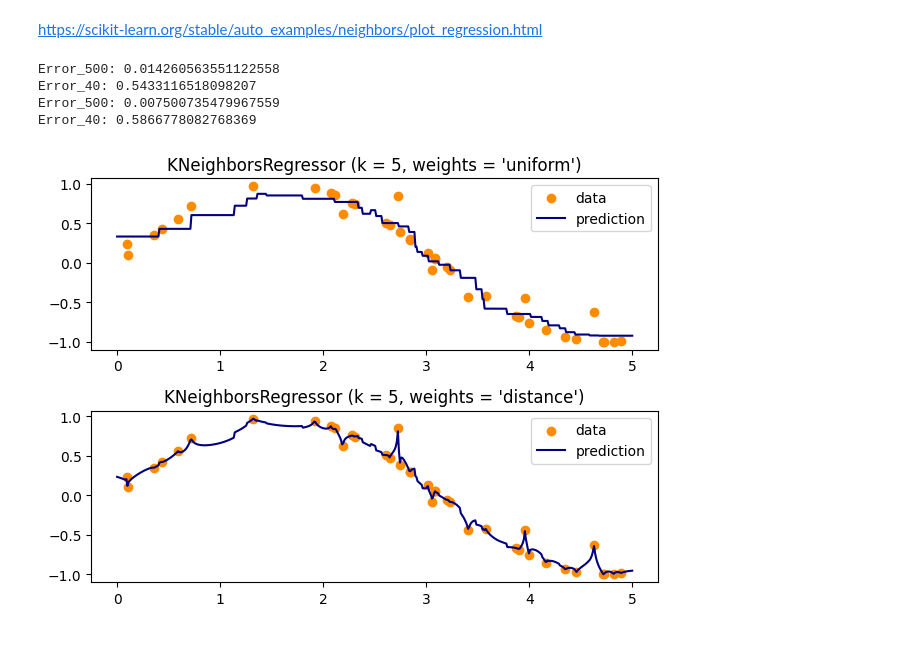
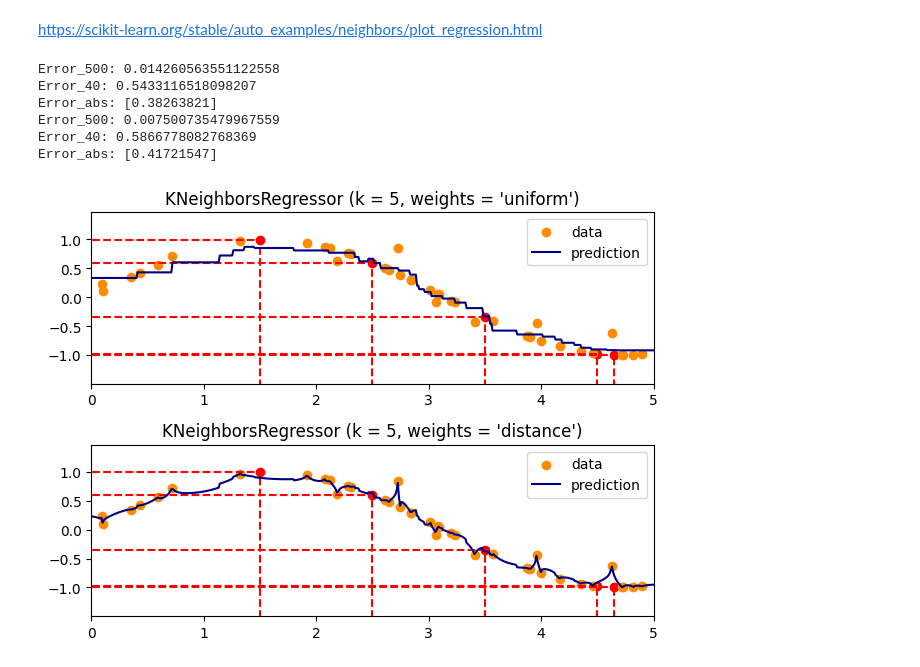
Before and after one commit to RicardoBarrioB/pythonLearningProcess, a Jupyter notebook: jupyter/jupyter_1/ejemplos/ejemplos_scikit/6_regresion_knn.ipynb, the cells around one changed output. Cells and saved outputs as stored; diff of their text form; code cells hidden in the pictures.

Commit message:
errores_regresion_knn

```diff
--- a/jupyter/jupyter_1/ejemplos/ejemplos_scikit/6_regresion_knn.ipynb
+++ b/jupyter/jupyter_1/ejemplos/ejemplos_scikit/6_regresion_knn.ipynb
@@ -16,28 +16,43 @@ y[::5] += 1 * (0.5 - np.random.rand(8))
 # %%
 n_neighbors = 5
 
 for i, weights in enumerate(["uniform", "distance"]):
     knn = neighbors.KNeighborsRegressor(n_neighbors, weights=weights)
-    y_ = knn.fit(X, y).predict(T)
-
+    prueba = knn.fit(X, y)
+    y_ = prueba.predict(T)
     mean_error_500 = mean_squared_error(np.sin(T).ravel(), y_)
     print("Error_500:", mean_error_500)
 
     mean_error_40 = mean_squared_error(y, y_[:40])
     print("Error_40:", mean_error_40)
 
     plt.subplot(2, 1, i + 1)
+
+    puntos_prueba = [1.5, 2.5, 3.5, 4.5, 4.65]
+    error_abs = 0
+    for punto in puntos_prueba:
+        plt.scatter(punto, np.sin(punto), color="red")
+        plt.plot([-5, punto], [np.sin(punto)] * 2, color='red', linestyle='--')
+        plt.plot([punto, punto], [-5, np.sin(punto)], color='red', linestyle='--')
+        error_abs += abs(prueba.predict(np.array([punto]).reshape(-1, 1)) - np.sin(punto))
+    print("Error_abs:", error_abs)
     plt.scatter(X, y, color="darkorange", label="data")
     plt.plot(T, y_, color="navy", label="prediction")
     plt.axis("tight")
     plt.legend()
     plt.title("KNeighborsRegressor (k = %i, weights = '%s')" % (n_neighbors, weights))
 
+    plt.xlim(T.min(), T.max())
+    plt.ylim(min(min(y_)-0.5, min(y)-0.5), max(max(y_)+0.5, max(y)+0.5))
+
+
 plt.tight_layout()
 plt.show()
 # %% [output]
 Error_500: 0.014260563551122558
 Error_40: 0.5433116518098207
+Error_abs: [0.38263821]
 Error_500: 0.007500735479967559
 Error_40: 0.5866778082768369
+Error_abs: [0.41721547]
-[figure, old version]
+[figure, new version]
```
